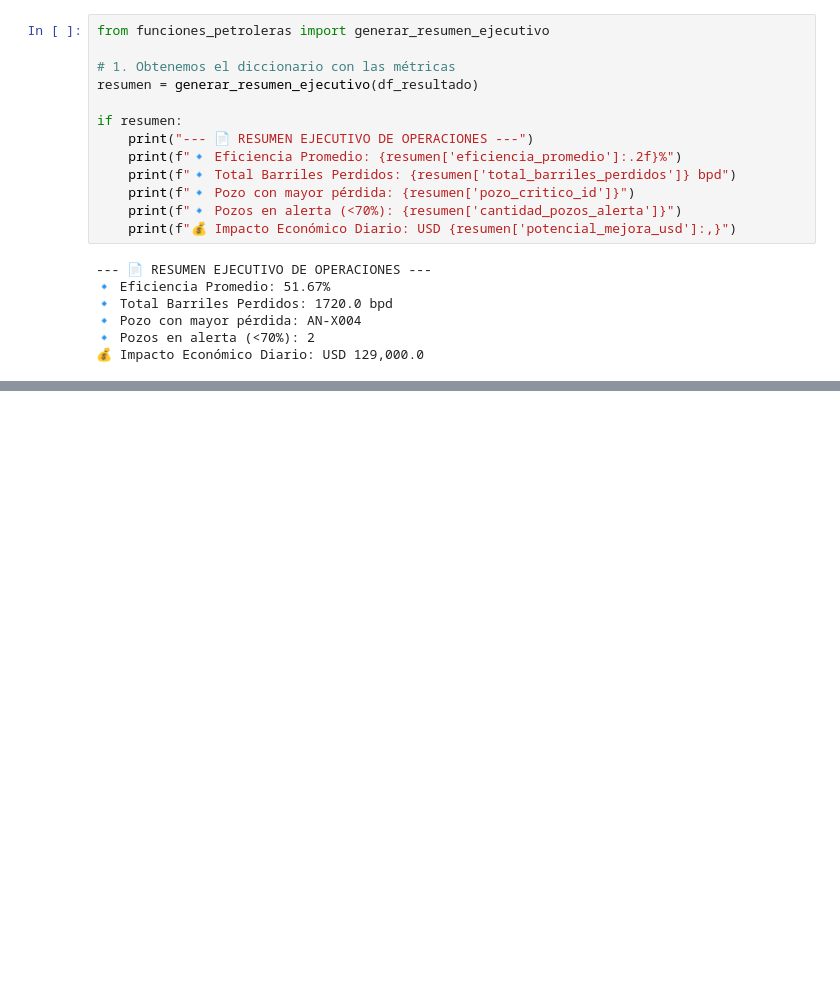
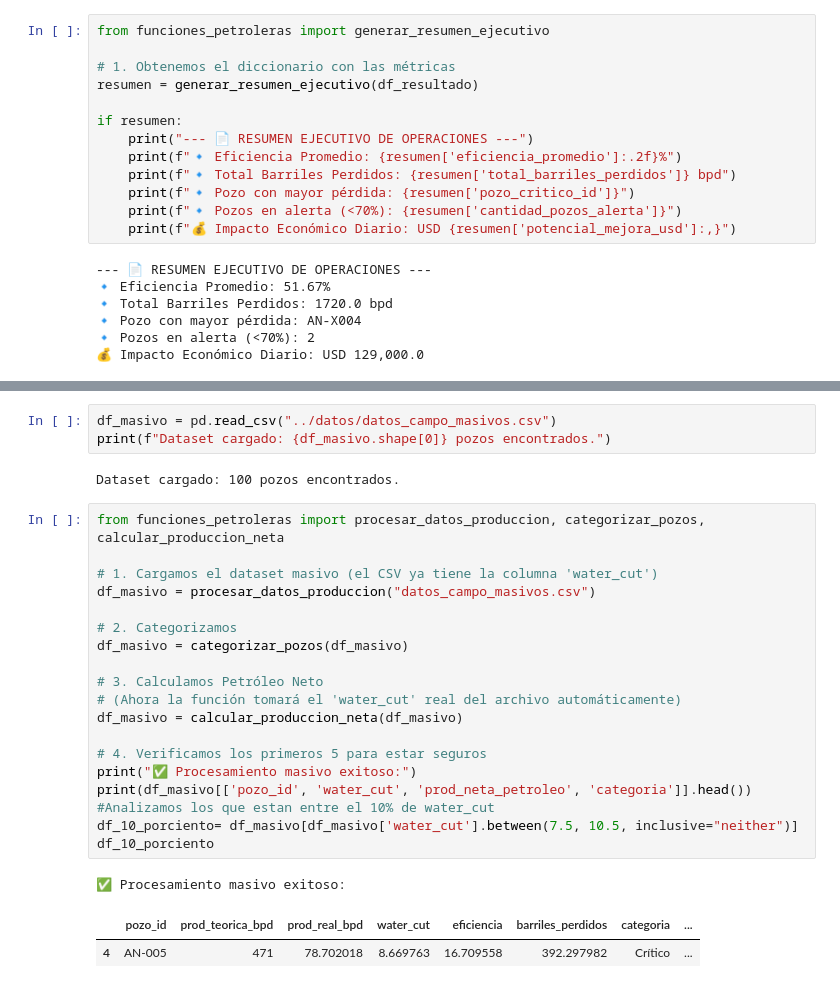
Before and after one commit to SiRoDevSoft/analisis_eficiencia_vaca_muerta, a Jupyter notebook: notebooks/monitor_eficiencia.ipynb, the cells around one changed output, grey strips where cells are left out. Drawn from its saved outputs; the diff is of its cells as text; blank space fills up the shorter version.

```diff
--- a/notebooks/monitor_eficiencia.ipynb
+++ b/notebooks/monitor_eficiencia.ipynb
@@ -231,0 +297,28 @@ if resumen:
+# %%
+df_masivo = pd.read_csv("../datos/datos_campo_masivos.csv")
+print(f"Dataset cargado: {df_masivo.shape[0]} pozos encontrados.")
+# %% [output]
+Dataset cargado: 100 pozos encontrados.
+# %%
+from funciones_petroleras import procesar_datos_produccion, categorizar_pozos, calcular_produccion_neta
+
+# 1. Cargamos el dataset masivo (el CSV ya tiene la columna 'water_cut')
+df_masivo = procesar_datos_produccion("datos_campo_masivos.csv")
+
+# 2. Categorizamos
+df_masivo = categorizar_pozos(df_masivo)
+
+# 3. Calculamos Petróleo Neto
+# (Ahora la función tomará el 'water_cut' real del archivo automáticamente)
+df_masivo = calcular_produccion_neta(df_masivo)
+
+# 4. Verificamos los primeros 5 para estar seguros
+print("✅ Procesamiento masivo exitoso:")
+print(df_masivo[['pozo_id', 'water_cut', 'prod_neta_petroleo', 'categoria']].head())
+#Analizamos los que estan entre el 10% de water_cut
+df_10_porciento= df_masivo[df_masivo['water_cut'].between(7.5, 10.5, inclusive="neither")]
+df_10_porciento
+# %% [output]
+✅ Procesamiento masivo exitoso:
+|  | pozo_id | prod_teorica_bpd | prod_real_bpd | water_cut | eficiencia | barriles_perdidos | categoria | ... |
+| 4 | AN-005 | 471 | 78.702018 | 8.669763 | 16.709558 | 392.297982 | Crítico | ... |
```
Also changed, not shown: parts of 11 cells of this notebook, 4 other files.
